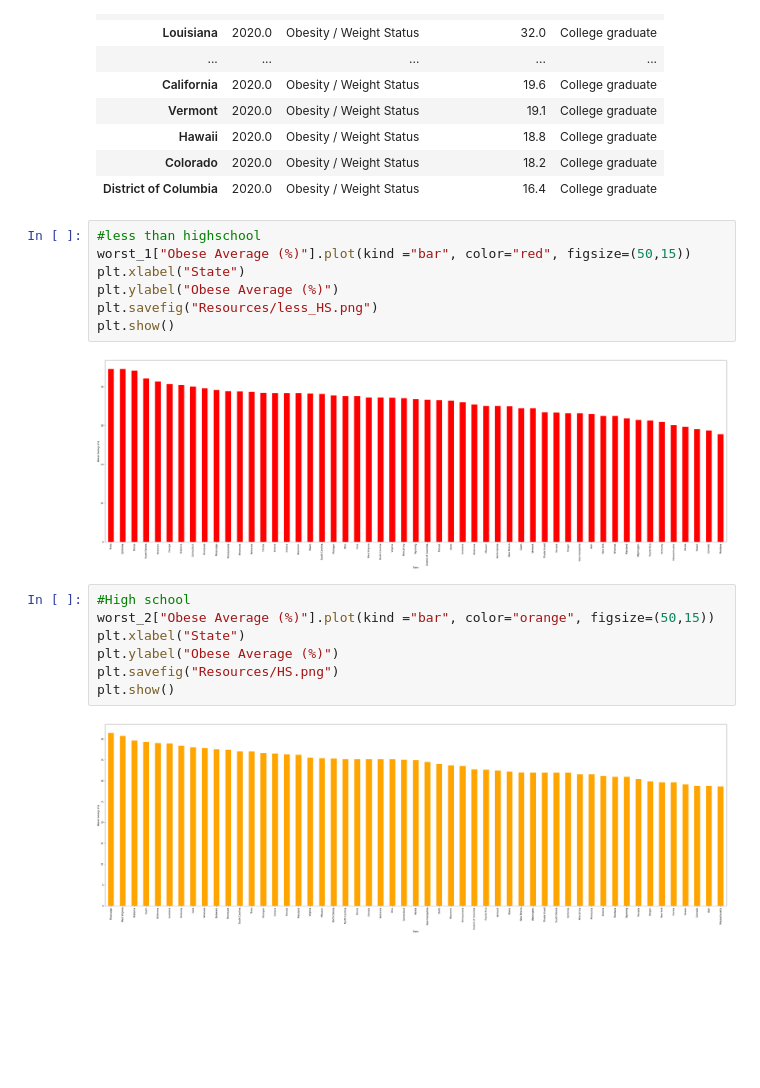
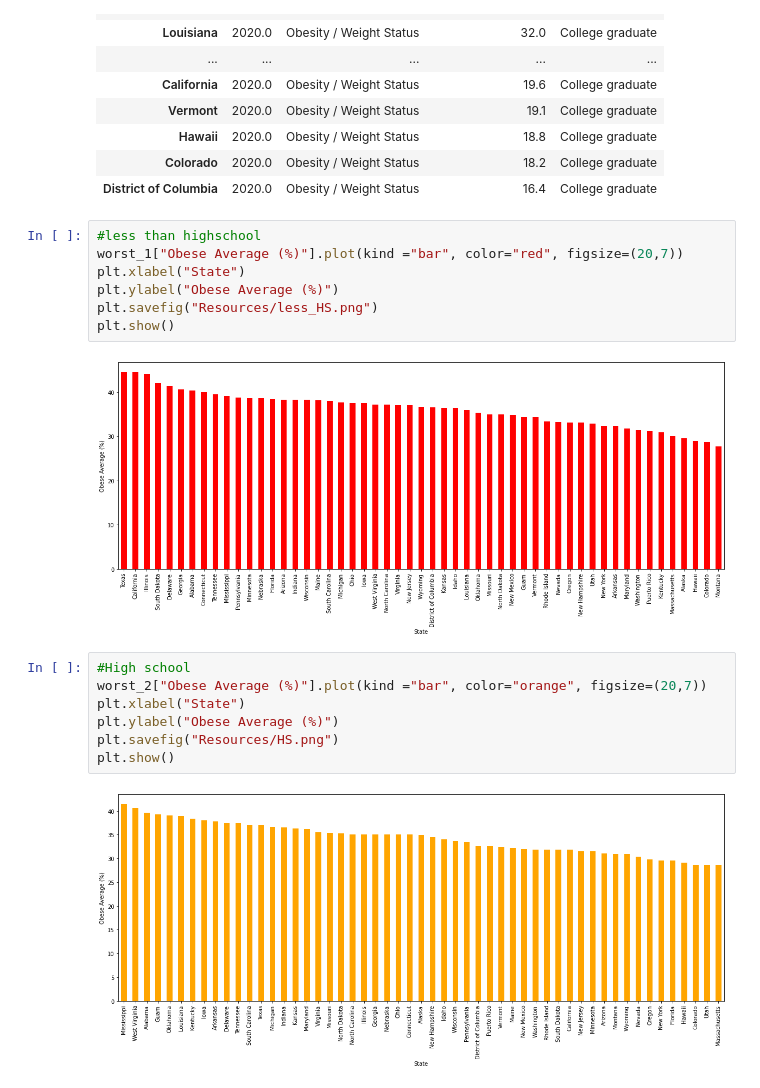
Before and after one commit to latoyawenzinger/Project_1_Healthcare, a Jupyter notebook: education_data.ipynb, the cells around one changed output. Cells and saved outputs as stored; diff of their text form; blank space fills up the shorter version.

Commit message:
update figure specs

```diff
--- a/education_data.ipynb
+++ b/education_data.ipynb
@@ -201,21 +201,21 @@ worst_4
 | District of Columbia | 2020.0 | Obesity / Weight Status | 16.4 | College graduate |
 # %%
 #less than highschool
-worst_1["Obese Average (%)"].plot(kind ="bar", color="red", figsize=(50,15))
+worst_1["Obese Average (%)"].plot(kind ="bar", color="red", figsize=(20,7))
 plt.xlabel("State")
 plt.ylabel("Obese Average (%)")
 plt.savefig("Resources/less_HS.png")
 plt.show()
 # %% [output]
-[figure, old version]
+[figure, new version]
 # %%
 #High school
-worst_2["Obese Average (%)"].plot(kind ="bar", color="orange", figsize=(50,15))
+worst_2["Obese Average (%)"].plot(kind ="bar", color="orange", figsize=(20,7))
 plt.xlabel("State")
 plt.ylabel("Obese Average (%)")
 plt.savefig("Resources/HS.png")
 plt.show()
 # %% [output]
-[figure, old version]
+[figure, new version]
 # %%
 #Some college or technical school
```
Also changed, not shown: parts of 3 cells of this notebook, 5 other files.
